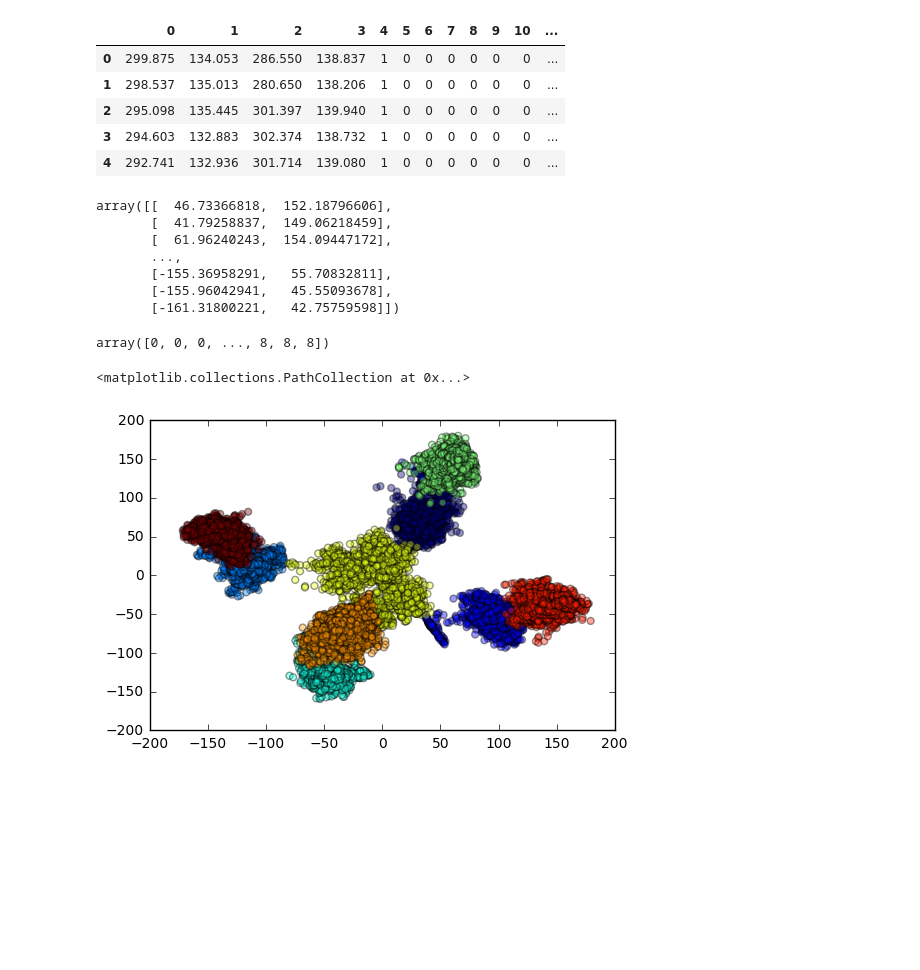
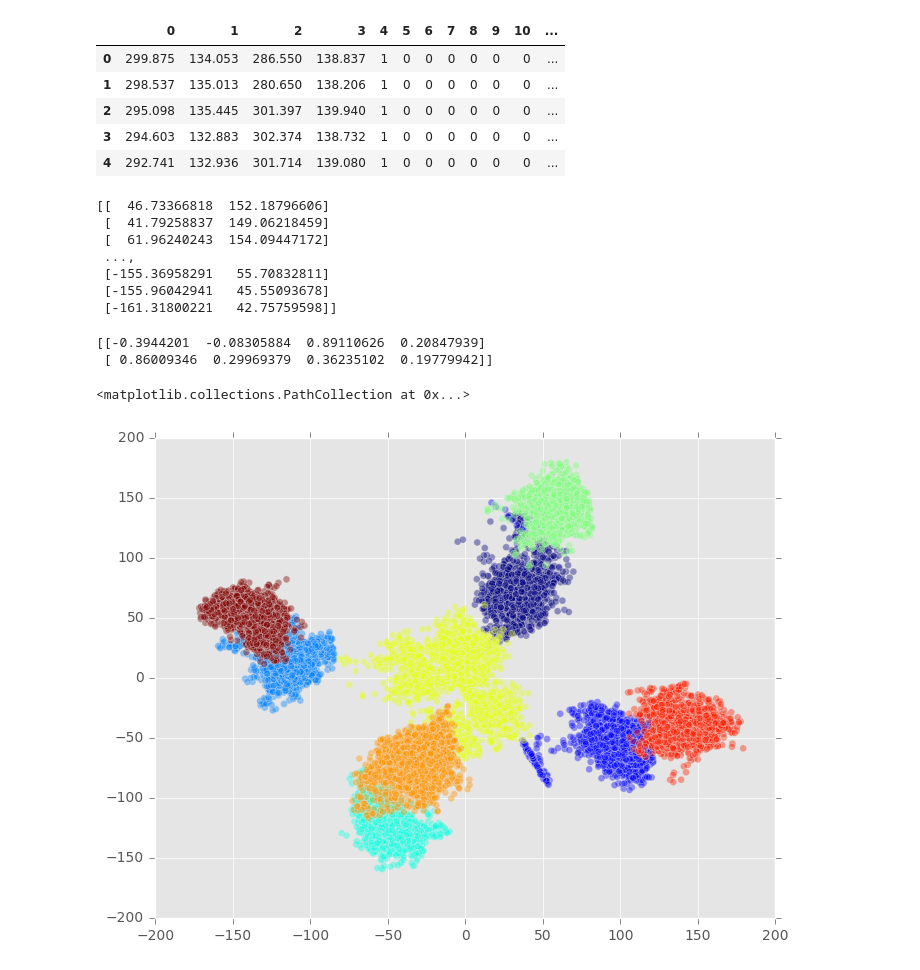
Before and after one commit to LukeHong/posture_recognition, a Jupyter notebook: notebook/PCA.ipynb, the cells around one changed output. Drawn from its saved outputs; the diff is of its cells as text; code cells hidden in the pictures; blank space fills up the shorter version.

```diff
--- a/notebook/PCA.ipynb
+++ b/notebook/PCA.ipynb
@@ -30,23 +30,26 @@ x_data = np.array(x)
 y_data = np.array(y)
 # %%
 pca = PCA(n_components=2)
-processed = pca.fit_transform(x_data)
-processed
+#processed = pca.fit_transform(x_data)
+pca.fit(x_data)
+result = pca.transform(x_data)
+print(result)
 # %% [output]
-array([[  46.73366818,  152.18796606],
-       [  41.79258837,  149.06218459],
-       [  61.96240243,  154.09447172],
-       ...,
-       [-155.36958291,   55.70832811],
-       [-155.96042941,   45.55093678],
-       [-161.31800221,   42.75759598]])
+[[  46.73366818  152.18796606]
+ [  41.79258837  149.06218459]
+ [  61.96240243  154.09447172]
+ ...,
+ [-155.36958291   55.70832811]
+ [-155.96042941   45.55093678]
+ [-161.31800221   42.75759598]]
-# %%
-color = np.array(y_data)
-color
-# %% [output]
-array([0, 0, 0, ..., 8, 8, 8])
+# %%
+print(pca.components_)
+# %% [output]
+[[-0.3944201  -0.08305884  0.89110626  0.20847939]
+ [ 0.86009346  0.29969379  0.36235102  0.19779942]]
 # %%
-plt.scatter(processed[:,0], processed[:,1], c=color, s=25, alpha=0.4, marker='o')
+plt.style.use('ggplot')
+plt.scatter(result[:,0], result[:,1], c=y_data, s=25, alpha=0.4, marker='o')
 # %% [output]
 <matplotlib.collections.PathCollection at 0x...>
-[figure, old version]
+[figure, new version]
```
Also changed, not shown: 8 other files.
